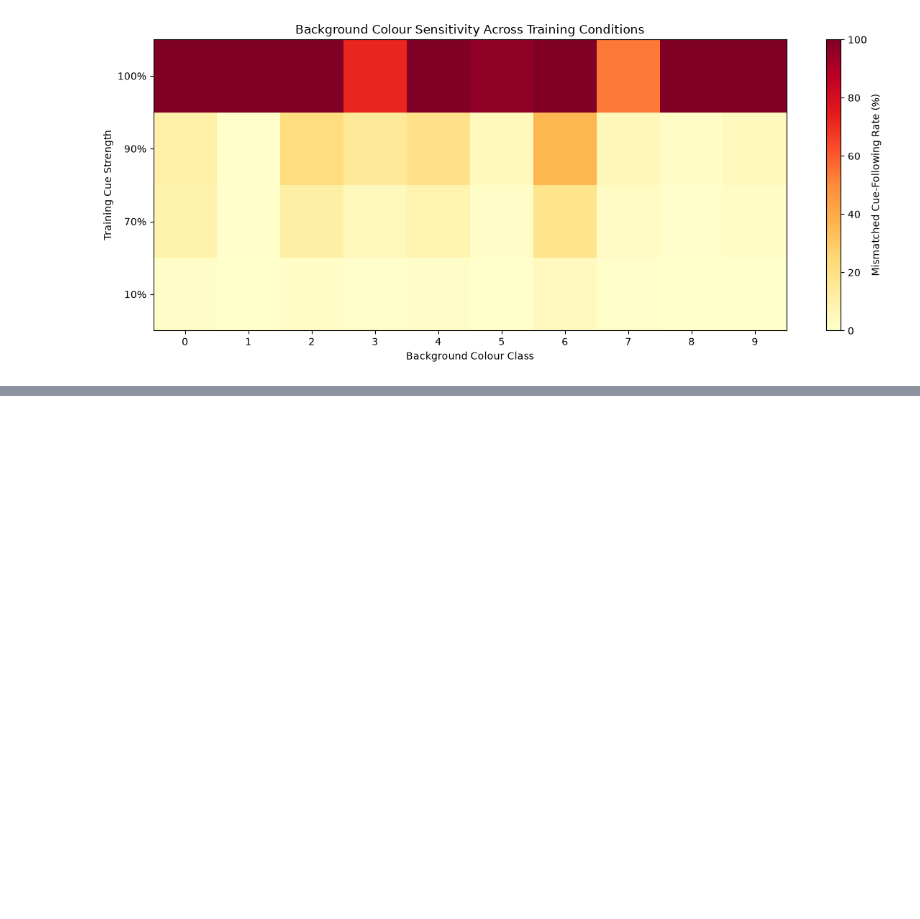
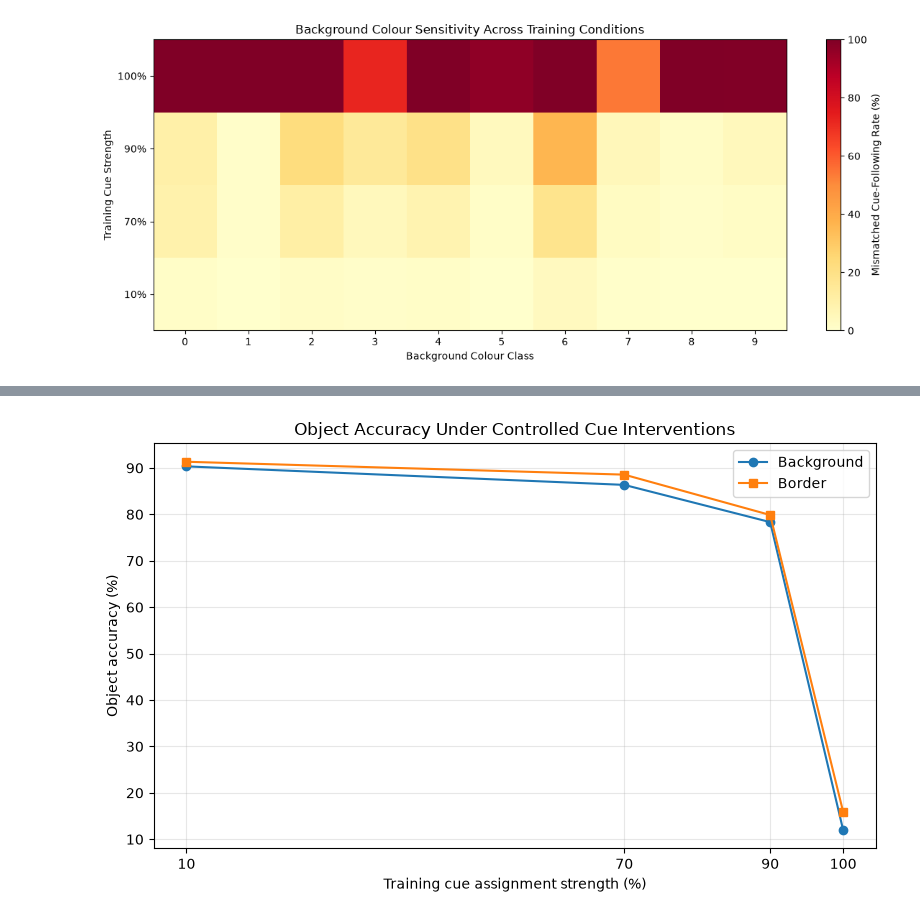
Before and after one commit to SciNoLimits/shortcut-learning-analysis, a Jupyter notebook: notebooks/results_analysis.ipynb, the cells around one changed output, grey strips where cells are left out. Drawn from its saved outputs; the diff is of its cells as text; code cells hidden in the pictures; blank space fills up the shorter version.

```diff
--- a/notebooks/results_analysis.ipynb
+++ b/notebooks/results_analysis.ipynb
@@ -276,0 +312,36 @@ plt.show()
+# %%
+strengths = [100, 90, 70, 10]
+
+plt.figure(figsize=(8, 5))
+
+plt.plot(
+    background_intervention["training_strength"],
+    background_intervention["object_accuracy"],
+    marker="o",
+    label="Background"
+)
+
+plt.plot(
+    border_intervention["training_strength"],
+    border_intervention["object_accuracy"],
+    marker="s",
+    label="Border"
+)
+
+plt.xlabel("Training cue assignment strength (%)")
+plt.ylabel("Object accuracy (%)")
+plt.title("Object Accuracy Under Controlled Cue Interventions")
+plt.xticks(strengths)
+plt.grid(alpha=0.3)
+plt.legend()
+plt.tight_layout()
+
+plt.savefig(
+    RESULTS_DIR / "figures" / "figure_5_shortcut_accuracy_comparison.png",
+    dpi=300,
+    bbox_inches="tight"
+)
+
+plt.show()
+# %% [output]
+[figure, added]
```
Also changed, not shown: parts of 4 cells of this notebook, 4 other files.
